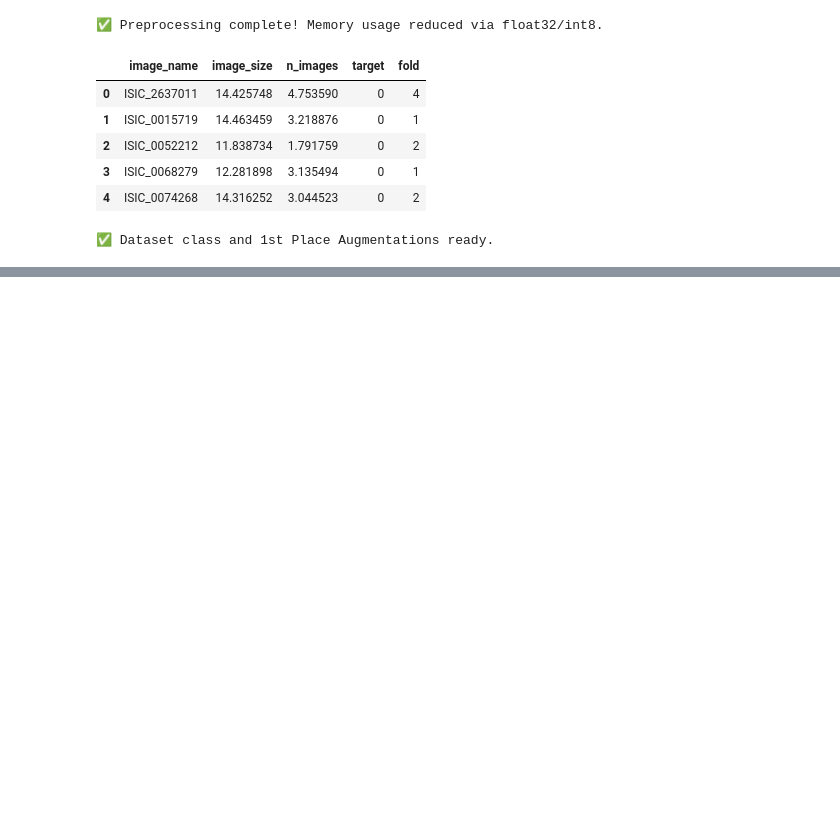
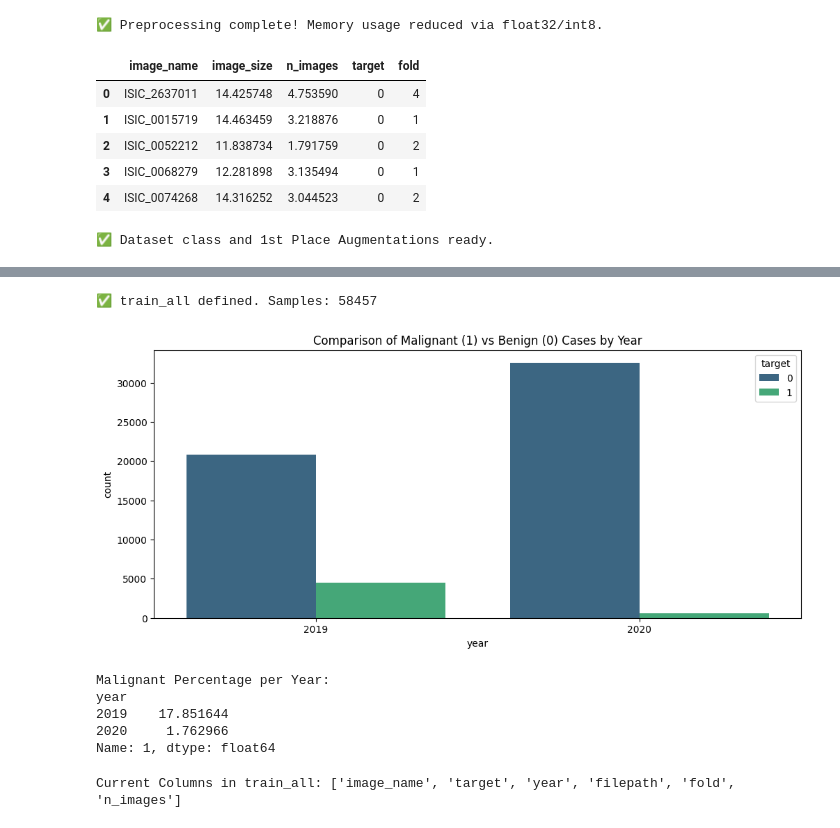
Before and after one commit to PirMustafa/Melanoma_classification_multimodal, a Jupyter notebook: Project/main.ipynb, the cells around one changed output, grey strips where cells are left out. Cells and saved outputs as stored; diff of their text form; code cells hidden in the pictures; blank space fills up the shorter version.

```diff
--- a/Project/main.ipynb
+++ b/Project/main.ipynb
@@ -429,0 +443,33 @@ print(f"Highest Score Achieved: {best_auc:.4f}")
+# %%
+import pandas as pd
+import numpy as np
+import os
+
+# 1. Load the master dataset we created in the merge step
+DATA_DIR = r"E:\Data_Mining_Project\Data"
+train_all = pd.read_csv(os.path.join(DATA_DIR, "train_merged_master.csv"))
+
+print(f"✅ train_all defined. Samples: {len(train_all)}")
+# %% [output]
+✅ train_all defined. Samples: 58457
+# %%
+import seaborn as sns
+import matplotlib.pyplot as plt
+
+# 1. Distribution of Target by Year
+plt.figure(figsize=(12, 5))
+sns.countplot(data=train_all, x='year', hue='target', palette='viridis')
+plt.title("Comparison of Malignant (1) vs Benign (0) Cases by Year")
+plt.show()
+
+# 2. Percentage of Malignant Cases per Year
+counts = train_all.groupby('year')['target'].value_counts(normalize=True).unstack() * 100
+print("Malignant Percentage per Year:")
+print(counts[1])
+# %% [output]
+[figure, added]
+Malignant Percentage per Year:
+year
+2019    17.851644
+2020     1.762966
+Name: 1, dtype: float64
@@ -429,0 +480,10 @@ print(f"Highest Score Achieved: {best_auc:.4f}")
+# %%
+# Check for existing anatomy or metadata columns
+print("Current Columns in train_all:", train_all.columns.tolist())
+
+# Check for null values in anatomy-related columns
+if 'anatom_site_general_challenge' in train_all.columns:
+    null_count = train_all['anatom_site_general_challenge'].isnull().sum()
+    print(f"Missing anatomy sites: {null_count} out of {len(train_all)}")
+# %% [output]
+Current Columns in train_all: ['image_name', 'target', 'year', 'filepath', 'fold', 'n_images']
```
Also changed, not shown: parts of 6 cells of this notebook, 11 other files.
